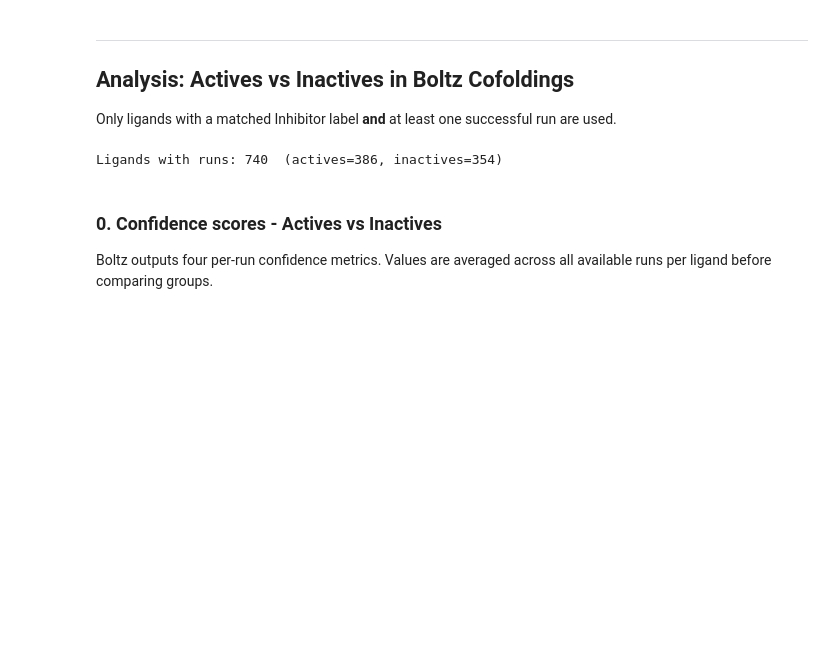
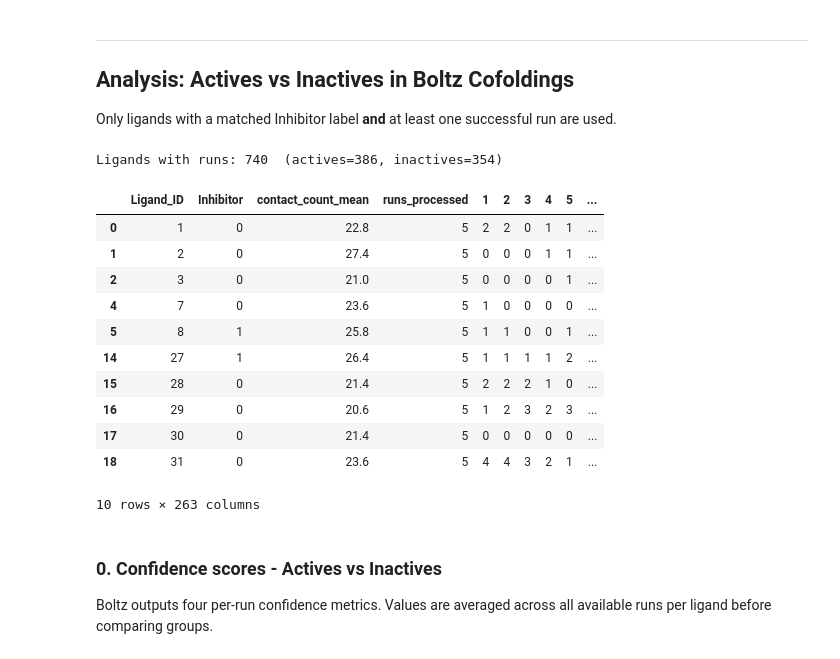
Before and after one commit to jirouset/cdd2026, a Jupyter notebook: dominule/project/cofoldings.ipynb, the cells around one changed output. Drawn from its saved outputs; the diff is of its cells as text; code cells hidden in the pictures; blank space fills up the shorter version.

```diff
--- a/dominule/project/cofoldings.ipynb
+++ b/dominule/project/cofoldings.ipynb
@@ -52,6 +52,21 @@ from cofoldings_analysis import (
 df_valid, res_cols = prepare_valid_df(df_contacts)
 # %% [output]
 Ligands with runs: 740  (actives=386, inactives=354)
+# %%
+df_valid.head(10)
+# %% [output]
+|  | Ligand_ID | Inhibitor | contact_count_mean | runs_processed | 1 | 2 | 3 | 4 | 5 | ... |
+| 0 | 1 | 0 | 22.8 | 5 | 2 | 2 | 0 | 1 | 1 | ... |
+| 1 | 2 | 0 | 27.4 | 5 | 0 | 0 | 0 | 1 | 1 | ... |
+| 2 | 3 | 0 | 21.0 | 5 | 0 | 0 | 0 | 0 | 1 | ... |
+| 4 | 7 | 0 | 23.6 | 5 | 1 | 0 | 0 | 0 | 0 | ... |
+| 5 | 8 | 1 | 25.8 | 5 | 1 | 1 | 0 | 0 | 1 | ... |
+| 14 | 27 | 1 | 26.4 | 5 | 1 | 1 | 1 | 1 | 2 | ... |
+| 15 | 28 | 0 | 21.4 | 5 | 2 | 2 | 2 | 1 | 0 | ... |
+| 16 | 29 | 0 | 20.6 | 5 | 1 | 2 | 3 | 2 | 3 | ... |
+| 17 | 30 | 0 | 21.4 | 5 | 0 | 0 | 0 | 0 | 0 | ... |
+| 18 | 31 | 0 | 23.6 | 5 | 4 | 4 | 3 | 2 | 1 | ... |
+10 rows × 263 columns
 # %%
 df_boltz = pd.read_csv("datasets/CXCR4_chembl_ligands_boltz.csv", sep=";")
 # %% [markdown]
```
Also changed, not shown: parts of 3 cells of this notebook, 5 other files.
